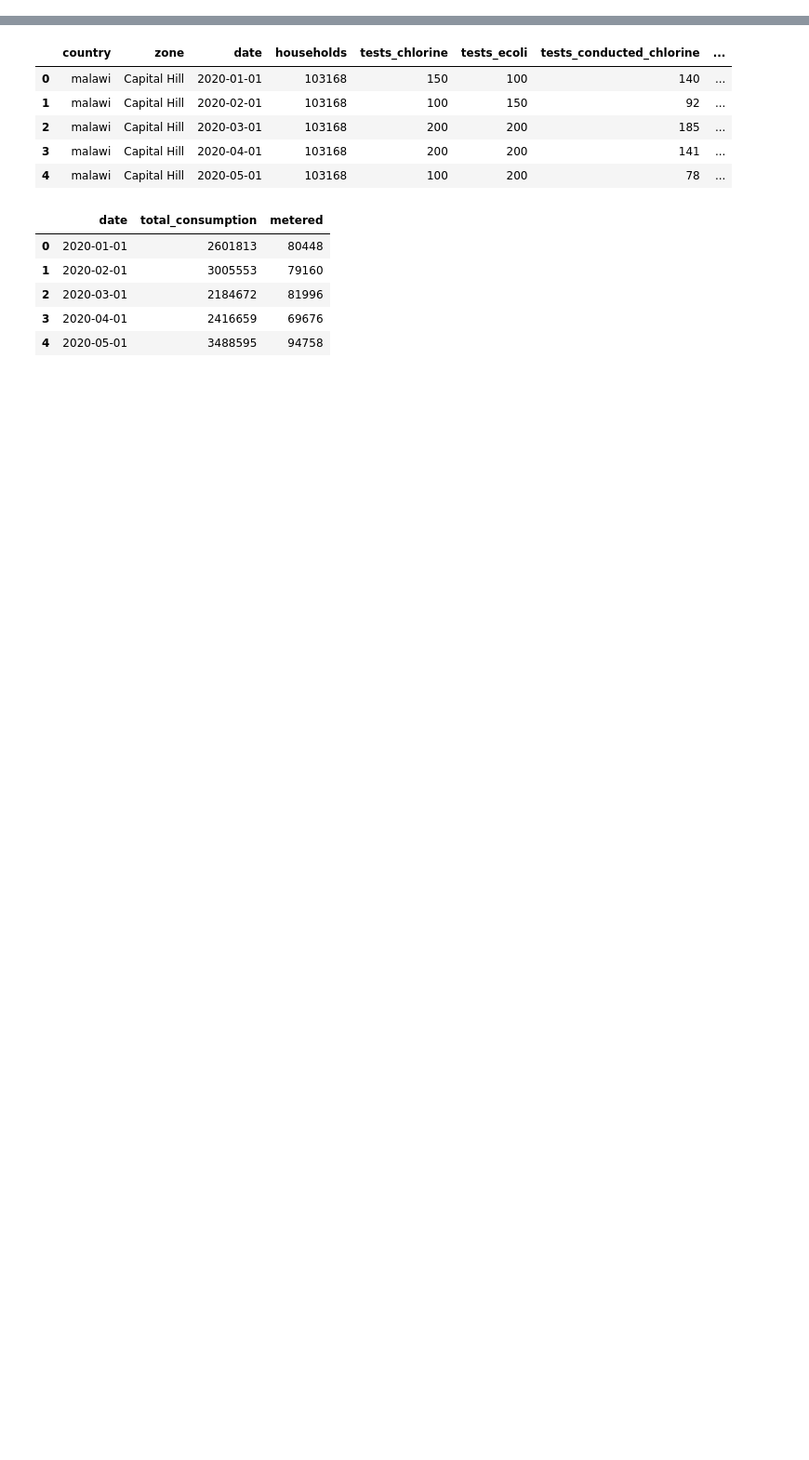
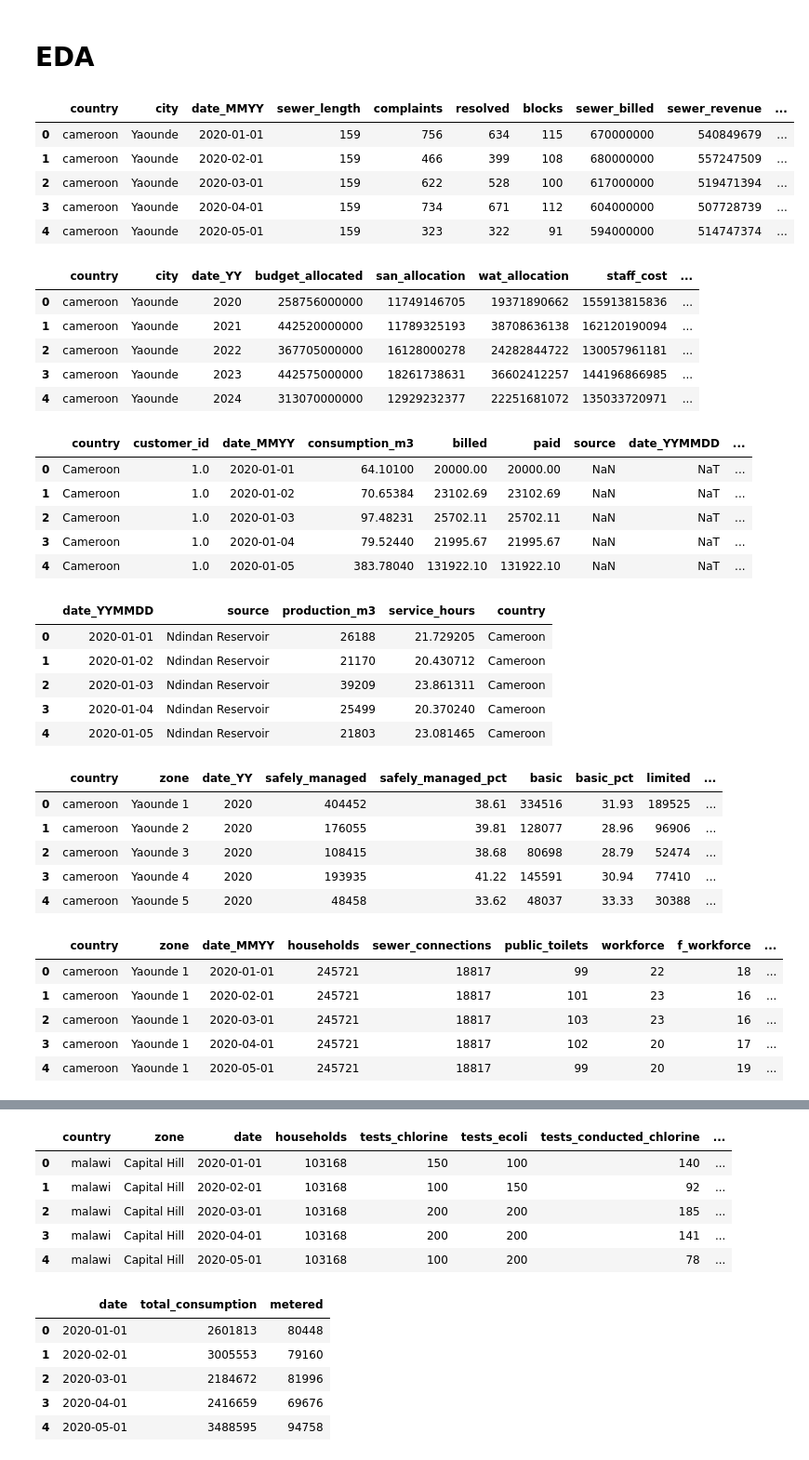
Before and after one commit to Praju2002/ADI-Team-B, a Jupyter notebook: EDA.ipynb, the cells around one changed output, grey strips where cells are left out. Shown at 93% size. Cells and saved outputs as stored; diff of their text form; code cells hidden in the pictures; blank space fills up the shorter version.

```diff
--- a/EDA.ipynb
+++ b/EDA.ipynb
@@ -0,0 +1,62 @@
+# %% [markdown]
+# EDA
+# %%
+import pandas as pd
+import numpy as np
+import openpyxl
+
+all_fin_service_df = pd.read_excel('Raw_Data/Master_Data.xlsx', sheet_name='all_fin_service')
+all_national_df = pd.read_excel('Raw_Data\Master_Data.xlsx', sheet_name='all_national')
+billing_df = pd.read_excel('Raw_Data\Master_Data.xlsx', sheet_name='billing')
+production_df = pd.read_excel('Raw_Data\Master_Data.xlsx', sheet_name='production')
+s_access_df = pd.read_excel('Raw_Data\Master_Data.xlsx', sheet_name='s_access')
+s_service_df = pd.read_excel('Raw_Data\Master_Data.xlsx', sheet_name='s_service')
+w_access_df = pd.read_excel('Raw_Data\Master_Data.xlsx', sheet_name='w_access')
+w_service_df = pd.read_excel('Raw_Data\Master_Data.xlsx', sheet_name='w_service')
+# Further processing can be done on the dataframes as needed
+# %%
+display(all_fin_service_df.head())
+display(all_national_df.head())
+display(billing_df.head())
+display(production_df.head())
+display(s_access_df.head())
+display(s_service_df.head())
+display(w_access_df.head())
+display(w_service_df.head())
+# %% [output]
+|  | country | city | date_MMYY | sewer_length | complaints | resolved | blocks | sewer_billed | sewer_revenue | ... |
+| 0 | cameroon | Yaounde | 2020-01-01 | 159 | 756 | 634 | 115 | 670000000 | 540849679 | ... |
+| 1 | cameroon | Yaounde | 2020-02-01 | 159 | 466 | 399 | 108 | 680000000 | 557247509 | ... |
+| 2 | cameroon | Yaounde | 2020-03-01 | 159 | 622 | 528 | 100 | 617000000 | 519471394 | ... |
+| 3 | cameroon | Yaounde | 2020-04-01 | 159 | 734 | 671 | 112 | 604000000 | 507728739 | ... |
+| 4 | cameroon | Yaounde | 2020-05-01 | 159 | 323 | 322 | 91 | 594000000 | 514747374 | ... |
+|  | country | city | date_YY | budget_allocated | san_allocation | wat_allocation | staff_cost | ... |
+| 0 | cameroon | Yaounde | 2020 | 258756000000 | 11749146705 | 19371890662 | 155913815836 | ... |
+| 1 | cameroon | Yaounde | 2021 | 442520000000 | 11789325193 | 38708636138 | 162120190094 | ... |
+| 2 | cameroon | Yaounde | 2022 | 367705000000 | 16128000278 | 24282844722 | 130057961181 | ... |
+| 3 | cameroon | Yaounde | 2023 | 442575000000 | 18261738631 | 36602412257 | 144196866985 | ... |
+| 4 | cameroon | Yaounde | 2024 | 313070000000 | 12929232377 | 22251681072 | 135033720971 | ... |
+|  | country | customer_id | date_MMYY | consumption_m3 | billed | paid | source | date_YYMMDD | ... |
+| 0 | Cameroon | 1.0 | 2020-01-01 | 64.10100 | 20000.00 | 20000.00 | NaN | NaT | ... |
+| 1 | Cameroon | 1.0 | 2020-01-02 | 70.65384 | 23102.69 | 23102.69 | NaN | NaT | ... |
+| 2 | Cameroon | 1.0 | 2020-01-03 | 97.48231 | 25702.11 | 25702.11 | NaN | NaT | ... |
+| 3 | Cameroon | 1.0 | 2020-01-04 | 79.52440 | 21995.67 | 21995.67 | NaN | NaT | ... |
+| 4 | Cameroon | 1.0 | 2020-01-05 | 383.78040 | 131922.10 | 131922.10 | NaN | NaT | ... |
+|  | date_YYMMDD | source | production_m3 | service_hours | country |
+| 0 | 2020-01-01 | Ndindan Reservoir | 26188 | 21.729205 | Cameroon |
+| 1 | 2020-01-02 | Ndindan Reservoir | 21170 | 20.430712 | Cameroon |
+| 2 | 2020-01-03 | Ndindan Reservoir | 39209 | 23.861311 | Cameroon |
+| 3 | 2020-01-04 | Ndindan Reservoir | 25499 | 20.370240 | Cameroon |
+| 4 | 2020-01-05 | Ndindan Reservoir | 21803 | 23.081465 | Cameroon |
+|  | country | zone | date_YY | safely_managed | safely_managed_pct | basic | basic_pct | limited | ... |
+| 0 | cameroon | Yaounde 1 | 2020 | 404452 | 38.61 | 334516 | 31.93 | 189525 | ... |
+| 1 | cameroon | Yaounde 2 | 2020 | 176055 | 39.81 | 128077 | 28.96 | 96906 | ... |
+| 2 | cameroon | Yaounde 3 | 2020 | 108415 | 38.68 | 80698 | 28.79 | 52474 | ... |
+| 3 | cameroon | Yaounde 4 | 2020 | 193935 | 41.22 | 145591 | 30.94 | 77410 | ... |
+| 4 | cameroon | Yaounde 5 | 2020 | 48458 | 33.62 | 48037 | 33.33 | 30388 | ... |
+|  | country | zone | date_MMYY | households | sewer_connections | public_toilets | workforce | f_workforce | ... |
+| 0 | cameroon | Yaounde 1 | 2020-01-01 | 245721 | 18817 | 99 | 22 | 18 | ... |
+| 1 | cameroon | Yaounde 1 | 2020-02-01 | 245721 | 18817 | 101 | 23 | 16 | ... |
+| 2 | cameroon | Yaounde 1 | 2020-03-01 | 245721 | 18817 | 103 | 23 | 16 | ... |
+| 3 | cameroon | Yaounde 1 | 2020-04-01 | 245721 | 18817 | 102 | 20 | 17 | ... |
+| 4 | cameroon | Yaounde 1 | 2020-05-01 | 245721 | 18817 | 99 | 20 | 19 | ... |
```
Also changed, not shown: parts of 2 cells of this notebook, 1 other file.
